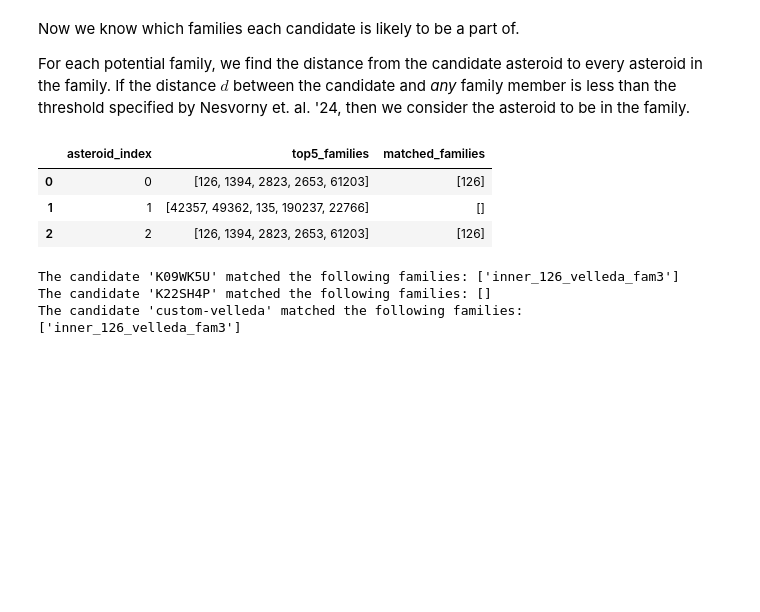
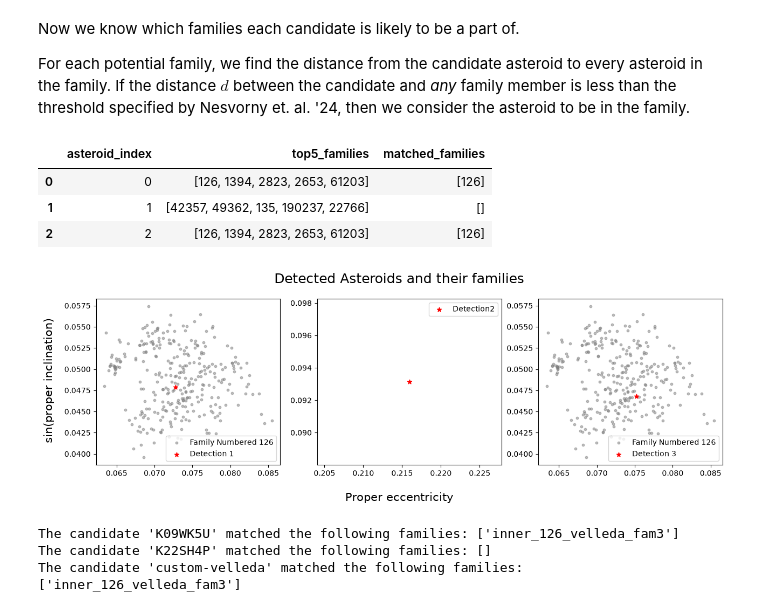
Before and after one commit to YangShen31/proper_elements_prediction, a Jupyter notebook: full_pipeline.ipynb, the cells around one changed output. Cells and saved outputs as stored; diff of their text form; code cells hidden in the pictures; blank space fills up the shorter version.

Commit message:
Add code to make proper element explanation figure, and improvements to full_pipeline speed and plots

```diff
--- a/full_pipeline.ipynb
+++ b/full_pipeline.ipynb
@@ -237,12 +236,12 @@ $d$ is a velocity metric threshold used to cutoff which asteroids are part of a
 # %%
 def calculate_d(a_p, delta_a_p, delta_e_p, delta_sin_i_p):
 	numerator = 3e4  # 3 × 10^4 m/s
-	denominator = math.sqrt(a_p)
+	denominator = np.sqrt(a_p)
 	term1 = (delta_a_p / a_p) ** 2
 	term2 = 2 * (delta_e_p ** 2)
 	term3 = 2 * (delta_sin_i_p ** 2)
 	inside_sqrt = (5 / 4) * term1 + term2 + term3
-	d = (numerator / denominator) * math.sqrt(inside_sqrt)
+	d = (numerator / denominator) * np.sqrt(inside_sqrt)
 	return d
 # %% [markdown]
 #### Find the $d$ threshold value that Nesvorny et al. '24 used for each asteroid family
@@ -427,6 +425,34 @@ results_df
 | 0 | 0 | [126, 1394, 2823, 2653, 61203] | [126] |
 | 1 | 1 | [42357, 49362, 135, 190237, 22766] | [] |
 | 2 | 2 | [126, 1394, 2823, 2653, 61203] | [126] |
+# %%
+# Plot the detected asteroids with their family in the proper elements phase space
+n = len(df_e)
+fig, axes = plt.subplots(1, n, figsize=(int(n*5), 4))
+
+for i in range(n):
+	family_number = results_df.iloc[i]["matched_families"]
+	if len(family_number) == 0:
+		axes[i].scatter(merged_df.iloc[i]["pred_e"], merged_df.iloc[i]["pred_sini"], c = "red", marker='*', s = 35, alpha = 1, label = f"Detection{ i+1}")
+		axes[i].legend()
+	else:
+		df_family = pd.read_csv(
+			family_file_map[family_number[0]],
+			header=None,
+			names=column_names)
+		fam_prope = df_family["prope"]
+		fam_propsini = df_family["propsini"]
+		axes[i].scatter(fam_prope, fam_propsini, c = "grey", s = 10, alpha = 0.5, label = f"Family Numbered {family_number[0]}")
+		axes[i].scatter(merged_df.iloc[i]["pred_e"], merged_df.iloc[i]["pred_sini"], c = "red", marker='*', s = 35, alpha = 1, label = f"Detection { i+1}")
+		axes[i].legend()
+
+fig.suptitle("Detected Asteroids and their families",fontsize=18, y=1.0)
+fig.supxlabel("Proper eccentricity", y = -0.07, size = 15)
+fig.supylabel("sin(proper inclination)", x = 0.06, size = 15)
+fig.savefig("./plots/pipeline_examples.pdf", bbox_inches='tight')
+fig.show()
+# %% [output]
+[figure, added]
 # %%
 for r, ast in df_e.iterrows():
     matched_families = results_df['matched_families'][r]
```
Also changed, not shown: parts of 3 cells of this notebook, 3 other files.
